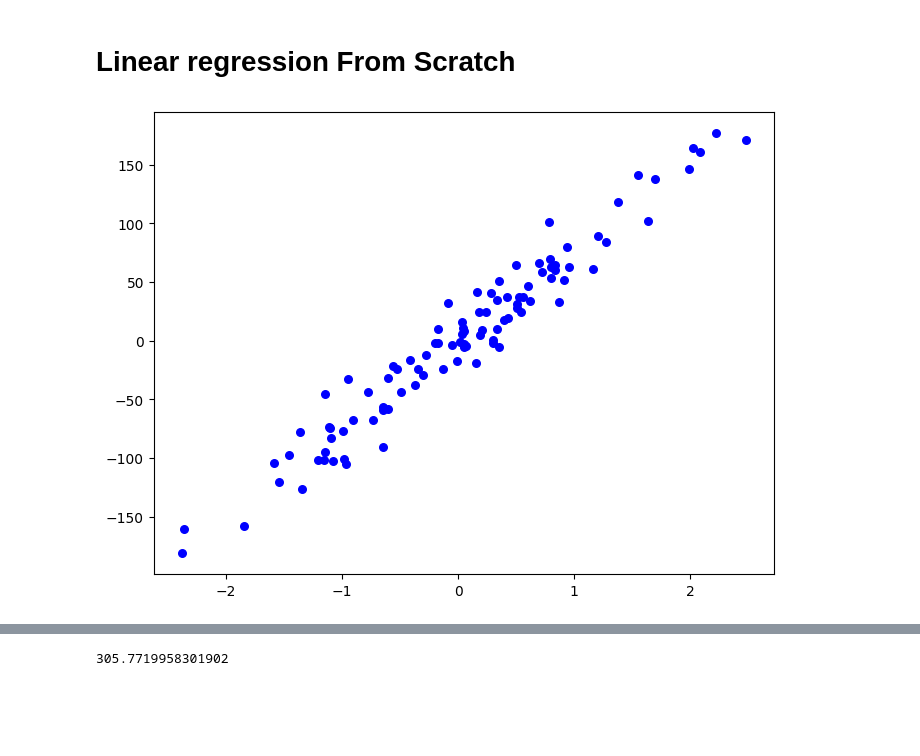
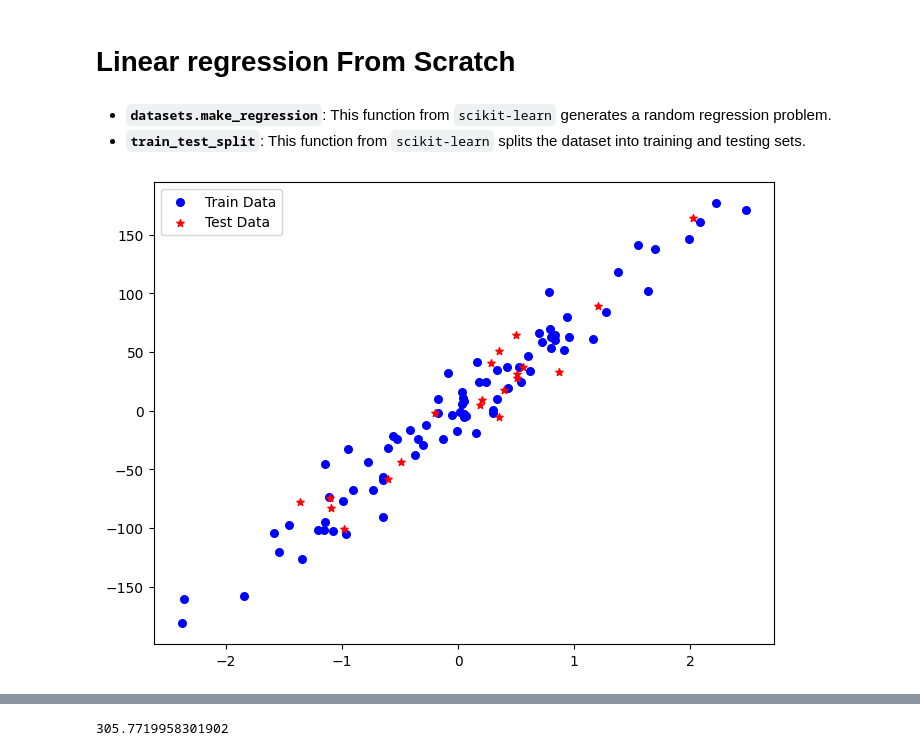
Before and after one commit to barzansaeedpour/foundations-of-machine-learning, a Jupyter notebook: 02_Supervised Learning/01_regression/01_linear_regression_from_scratch.ipynb, the cells around one changed output, grey strips where cells are left out. Saved outputs shown, nothing was run; the diff lists cells and outputs as text; code cells hidden in the pictures; blank space fills up the shorter version.

Commit message:
working on linear regression

```diff
--- a/02_Supervised Learning/01_regression/01_linear_regression_from_scratch.ipynb
+++ b/02_Supervised Learning/01_regression/01_linear_regression_from_scratch.ipynb
@@ -2,0 +8,3 @@
+# %% [markdown]
+- **`datasets.make_regression`**: This function from `scikit-learn` generates a random regression problem.
+- **`train_test_split`**: This function from `scikit-learn` splits the dataset into training and testing sets.
@@ -3,3 +14,11 @@
+# %%
+fig = plt.figure(figsize=(8,6))
+plt.scatter(X_train[:, 0], y_train, color = "b", marker = "o", s = 30, label='Train Data')
+plt.scatter(X_test[:, 0], y_test, color = "r", marker = "*", s = 30, label= 'Test Data')
+plt.legend()
+plt.show()
+# %% [output]
+[figure, added]
 # %%
 import numpy as np
 
@@ -40,9 +51,3 @@ X_train, X_test, y_train, y_test = train_test_split(X, y, test_size=0.2, random_
-# %%
-fig = plt.figure(figsize=(8,6))
-plt.scatter(X[:, 0], y, color = "b", marker = "o", s = 30)
-plt.show()
-# %% [output]
-[figure, removed]
 # %%
 reg = LinearRegression(lr=0.01)
 reg.fit(X_train,y_train)
```
Also changed, not shown: parts of 6 cells of this notebook.
